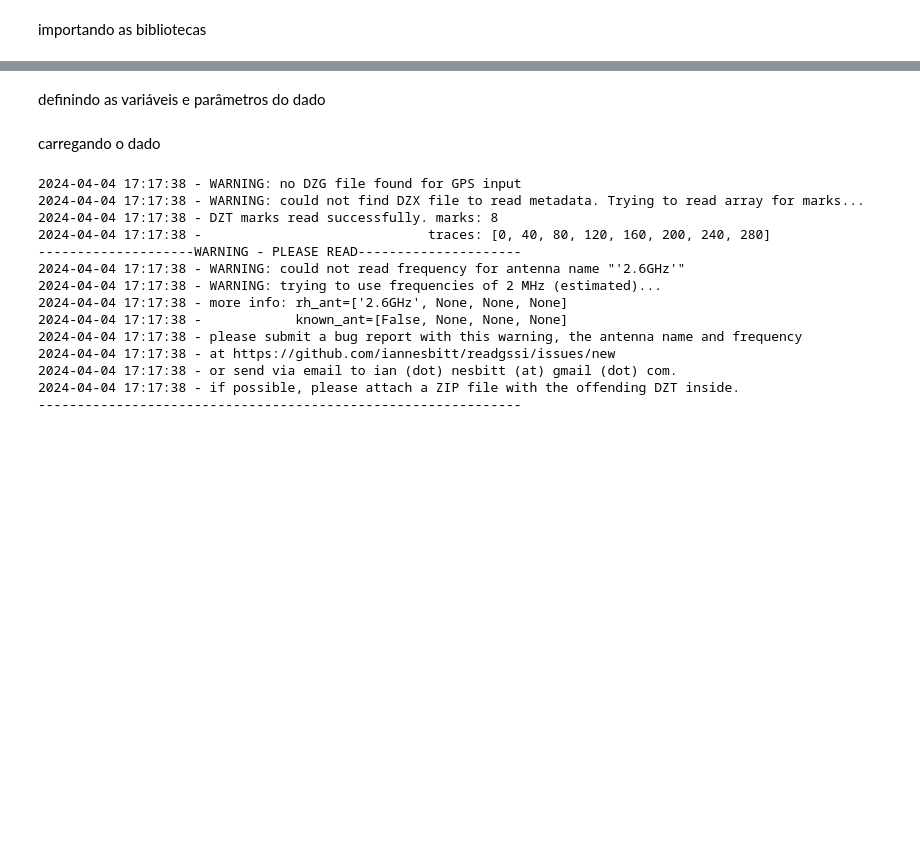
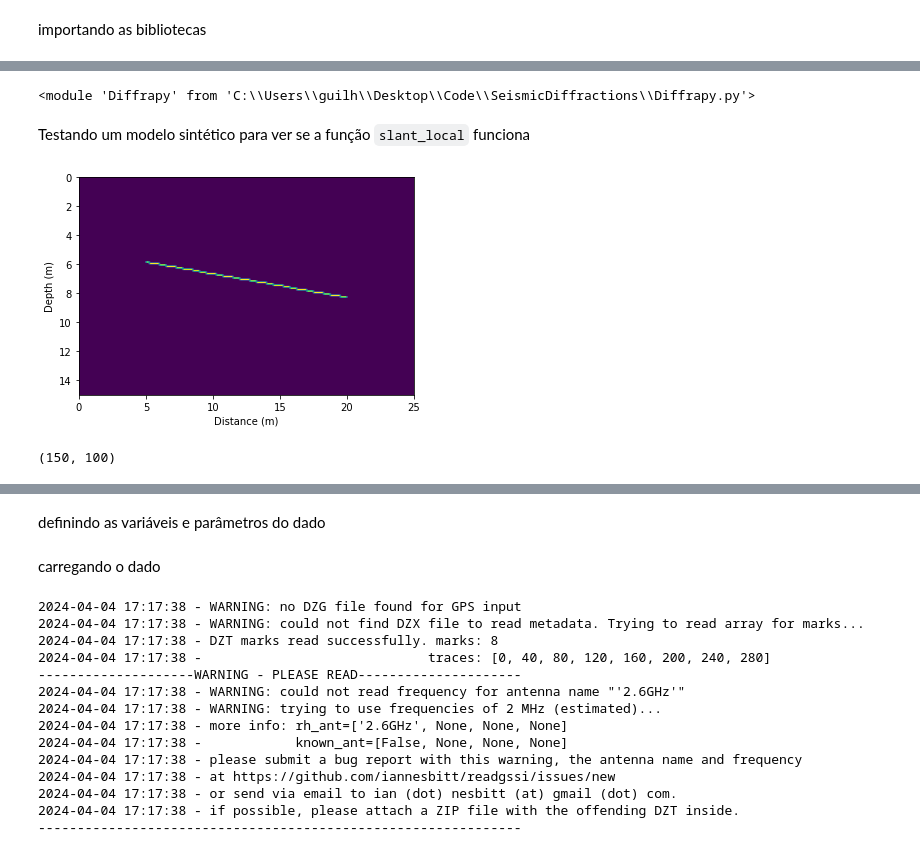
Before and after one commit to GuilhermeZakarewicz/DiffraPy, a Jupyter notebook: Testes_GPR.ipynb, the cells around one changed output, grey strips where cells are left out. Cells and saved outputs as stored; diff of their text form; code cells hidden in the pictures; blank space fills up the shorter version.

```diff
--- a/Testes_GPR.ipynb
+++ b/Testes_GPR.ipynb
@@ -29,3 +9,37 @@ import matplotlib.cm as cm
 from tqdm import tqdm
 
 from readgssi import readgssi
+# %%
+importlib.reload(df)
+# %% [output]
+<module 'Diffrapy' from 'C:\\Users\\guilh\\Desktop\\Code\\SeismicDiffractions\\Diffrapy.py'>
+# %% [markdown]
+Testando um modelo sintético para ver se a função ``slant_local`` funciona
+# %%
+ntrace = 100 #numero de traços
+nz = 150 #tamanho do modelo em z
+dx = 0.25 # m
+dz = 0.1 # m
+
+mod = np.zeros([ntrace,nz])
+
+xi = 20
+xf = 80
+
+theta = 20
+
+for i in range(xi,xf):
+    z = int(np.round(i*np.cos(theta)) + 50)
+    mod[i,z] = 1
+
+
+plt.imshow(mod.T,aspect="auto",extent=[0,ntrace*dx,nz*dz,0])
+plt.xlabel("Distance (m)")
+plt.ylabel("Depth (m)")
+plt.show()
+# %% [output]
+[figure, added]
+# %%
+np.shape(mod.T)
+# %% [output]
+(150, 100)
```
Also changed, not shown: parts of 5 cells of this notebook, 3 other files.
